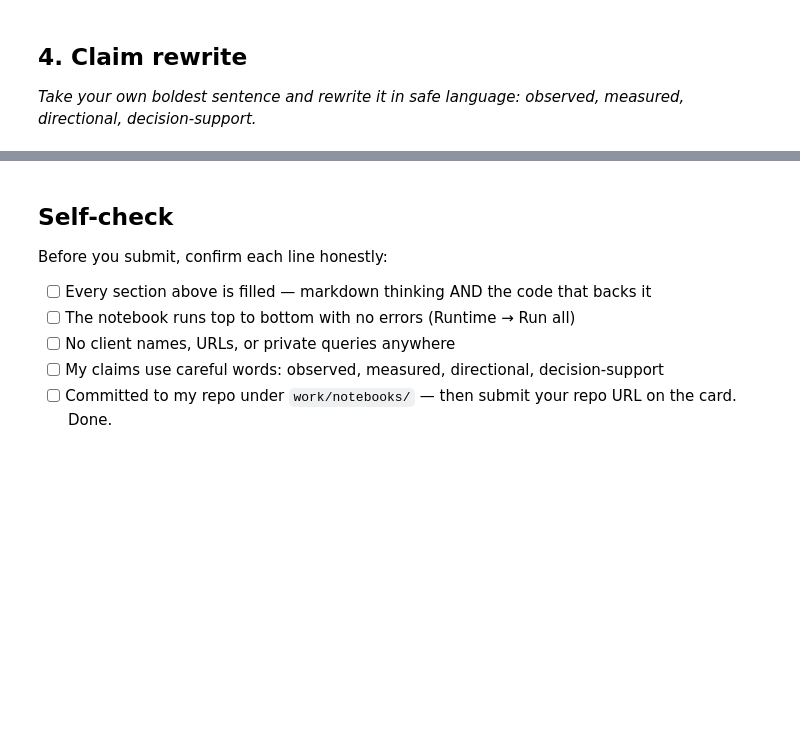
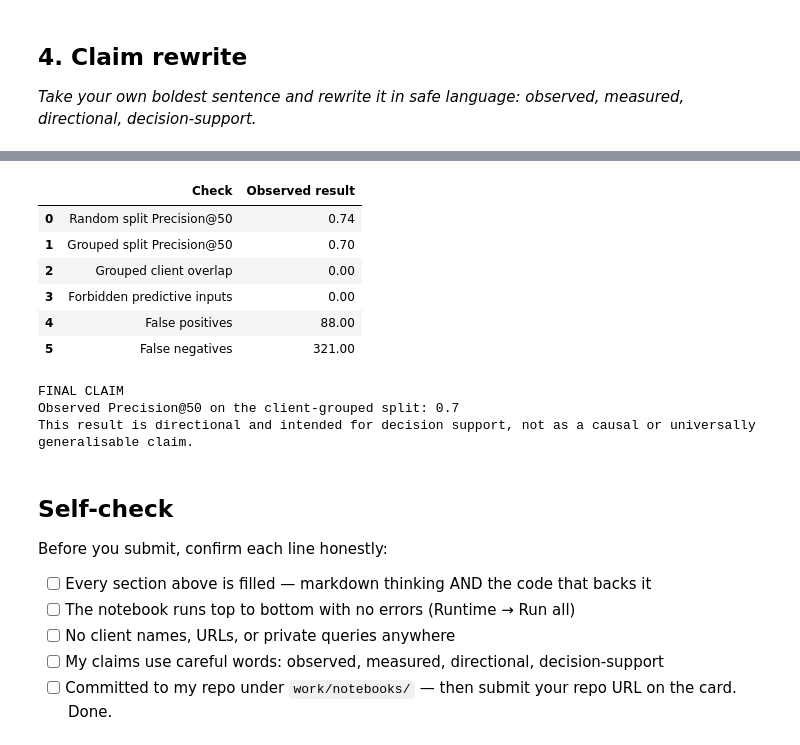
Before and after one commit to krishamerja1903/flyrank-ml-internship, a Jupyter notebook: work/notebooks/w06_validation_audit.ipynb, the cells around one changed output, grey strips where cells are left out. Drawn from its saved outputs; the diff is of its cells as text; code cells hidden in the pictures; blank space fills up the shorter version.

```diff
--- a/work/notebooks/w06_validation_audit.ipynb
+++ b/work/notebooks/w06_validation_audit.ipynb
@@ -37,3 +562,47 @@ This skeleton is yours to fill. Work the sections **in order** — each one has
+# %%
+# SECTION 4 — CLAIM REWRITE CHECK
+
+audit_summary = pd.DataFrame({
+    "Check": [
+        "Random split Precision@50",
+        "Grouped split Precision@50",
+        "Grouped client overlap",
+        "Forbidden predictive inputs",
+        "False positives",
+        "False negatives"
+    ],
+    "Observed result": [
+        round(random_p50, 2),
+        round(group_p50, 2),
+        group_overlap,
+        len(used_forbidden),
+        len(false_positives),
+        len(false_negatives)
+    ]
+})
+
+display(audit_summary)
+
+print("\nFINAL CLAIM")
+print(
+    "Observed Precision@50 on the client-grouped split:",
+    round(group_p50, 2)
+)
+print(
+    "This result is directional and intended for decision support, "
+    "not as a causal or universally generalisable claim."
+)
+# %% [output]
+|  | Check | Observed result |
+| 0 | Random split Precision@50 | 0.74 |
+| 1 | Grouped split Precision@50 | 0.70 |
+| 2 | Grouped client overlap | 0.00 |
+| 3 | Forbidden predictive inputs | 0.00 |
+| 4 | False positives | 88.00 |
+| 5 | False negatives | 321.00 |
+FINAL CLAIM
+Observed Precision@50 on the client-grouped split: 0.7
+This result is directional and intended for decision support, not as a causal or universally generalisable claim.
 # %% [markdown]
 ## Self-check
 
```
Also changed, not shown: parts of 8 cells of this notebook.
